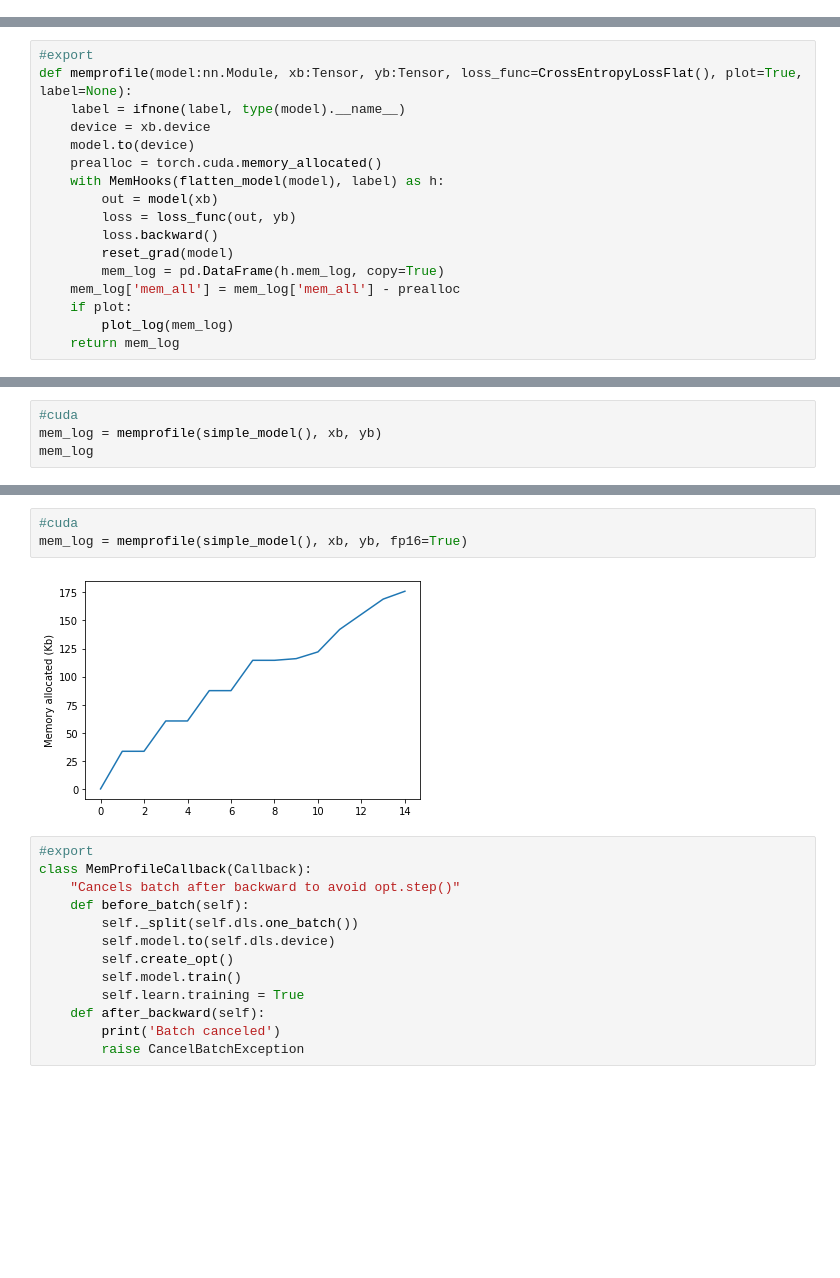
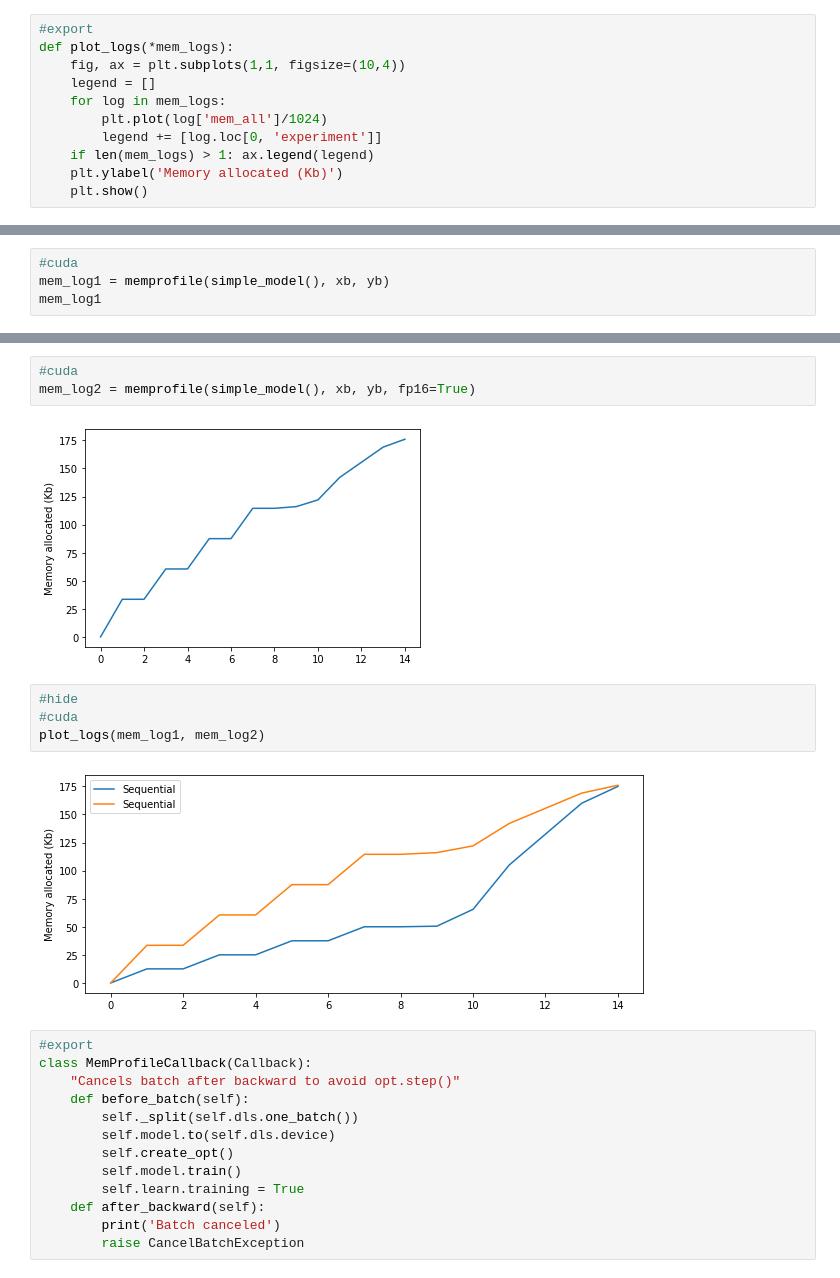
Before and after one commit to arampacha/pt_memprofile, a Jupyter notebook: 00_core.ipynb, the cells around one changed output, grey strips where cells are left out. Cells and saved outputs as stored; diff of their text form; blank space fills up the shorter version.

```diff
--- a/00_core.ipynb
+++ b/00_core.ipynb
@@ -67,28 +67,22 @@ class MemHooks(Hooks):
 def plot_log(mem_log:pd.DataFrame):
     plt.plot(mem_log['call_idx'], mem_log['mem_all']/1024)
     plt.ylabel('Memory allocated (Kb)');
+# %%
+#export
+def plot_logs(*mem_logs):
+    fig, ax = plt.subplots(1,1, figsize=(10,4))
+    legend = []
+    for log in mem_logs:
+        plt.plot(log['mem_all']/1024)
+        legend += [log.loc[0, 'experiment']]
+    if len(mem_logs) > 1: ax.legend(legend)
+    plt.ylabel('Memory allocated (Kb)')
+    plt.show()
 # %%
 #export
 def reset_grad(model:nn.Module):
     for p in model.parameters():
         p.grad = None
-# %%
-#export
-def memprofile(model:nn.Module, xb:Tensor, yb:Tensor, loss_func=CrossEntropyLossFlat(), plot=True, label=None):
-    label = ifnone(label, type(model).__name__)
-    device = xb.device
-    model.to(device)
-    prealloc = torch.cuda.memory_allocated()
-    with MemHooks(flatten_model(model), label) as h:
-        out = model(xb)
-        loss = loss_func(out, yb)
-        loss.backward()
-        reset_grad(model)
-        mem_log = pd.DataFrame(h.mem_log, copy=True)
-    mem_log['mem_all'] = mem_log['mem_all'] - prealloc
-    if plot:
-        plot_log(mem_log)
-    return mem_log
 # %%
 #export
 def memprofile(model:nn.Module, xb:Tensor, yb:Tensor, loss_func=CrossEntropyLossFlat(), plot=True, label=None, fp16=False):
@@ -121,8 +115,8 @@ no = 2
 xb, yb = torch.randn(32, ni).cuda(), torch.randint(no, (32,)).cuda()
 # %%
 #cuda
-mem_log = memprofile(simple_model(), xb, yb)
-mem_log
+mem_log1 = memprofile(simple_model(), xb, yb)
+mem_log1
 # %% [output]
 |  | layer_idx | call_idx | layer_type | experiment | hook_type | mem_all | mem_reservd | max_all | input_shape | ... |
 | 0 | 0 | 0 | Linear | Sequential | pre | 0 | 2097152 | 178688 | (32, 100) | ... |
@@ -155,9 +150,15 @@ with torch.cuda.amp.autocast():
 [figure]
 # %%
 #cuda
-mem_log = memprofile(simple_model(), xb, yb, fp16=True)
+mem_log2 = memprofile(simple_model(), xb, yb, fp16=True)
 # %% [output]
 [figure]
+# %%
+#hide
+#cuda
+plot_logs(mem_log1, mem_log2)
+# %% [output]
+[figure, added]
 # %%
 #export
 class MemProfileCallback(Callback):
```
Also changed, not shown: parts of 7 cells of this notebook, 9 other files.
